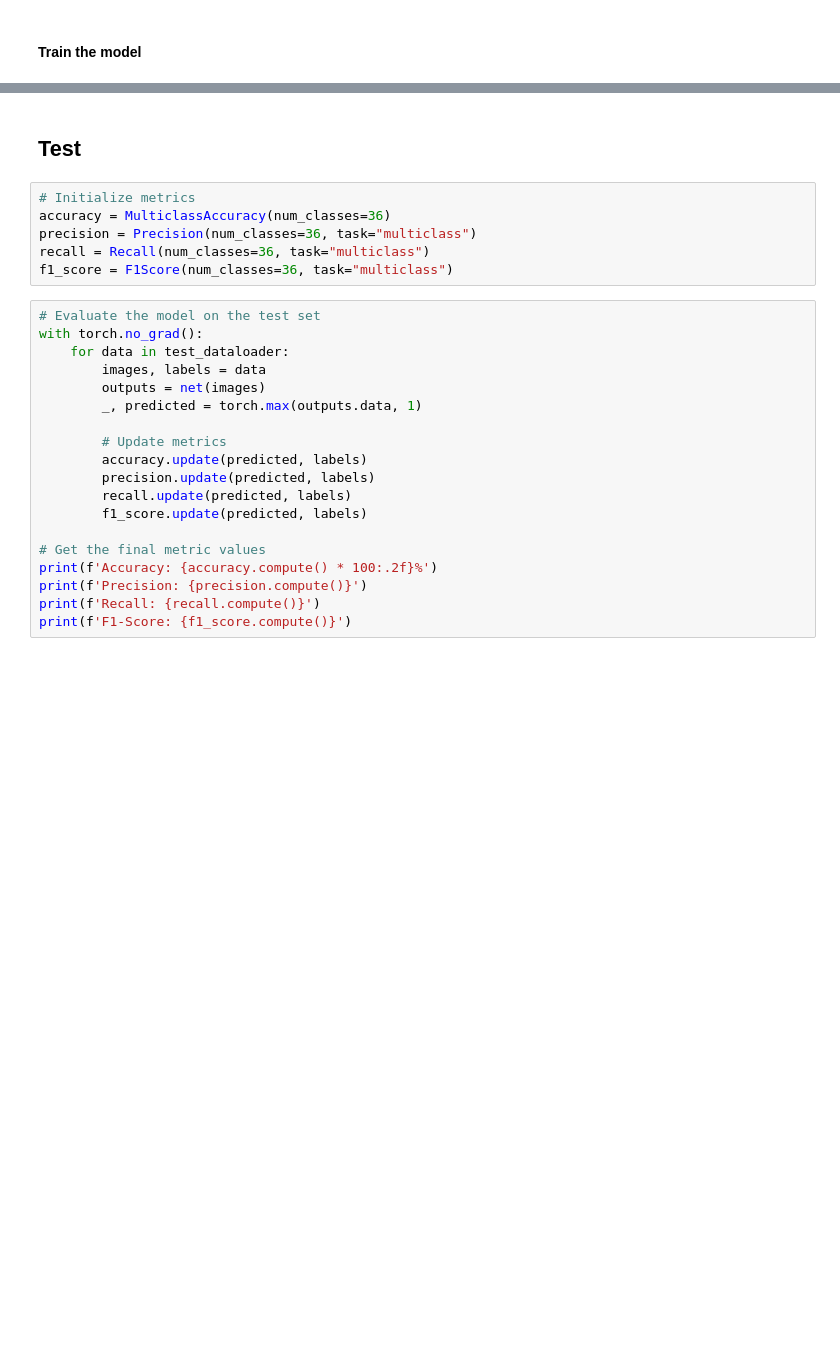
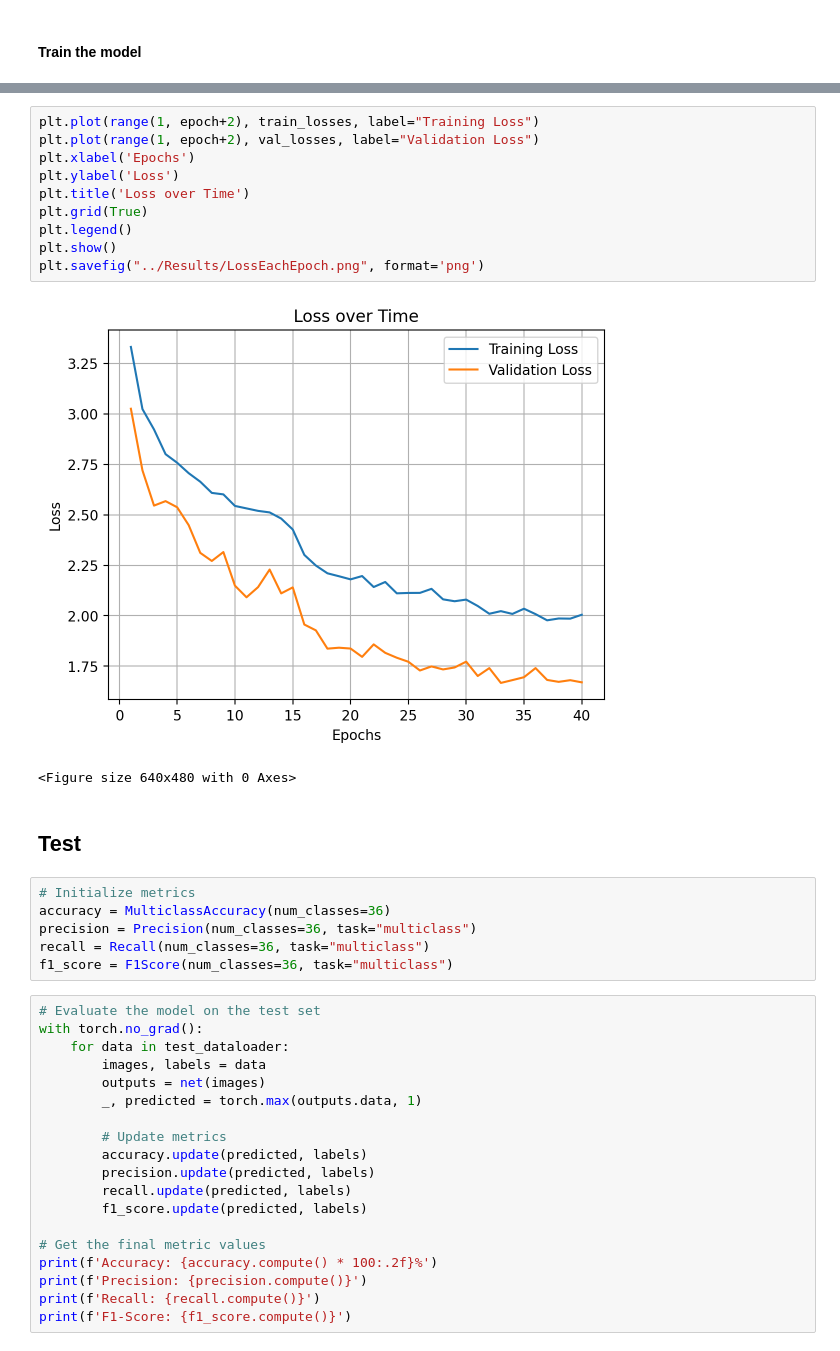
Before and after one commit to Adenrele/Fruit-and-Vegetable-Image-Recognition, a Jupyter notebook: ModelDevelopment/fruit_veg.ipynb, the cells around one changed output, grey strips where cells are left out. Drawn from its saved outputs; the diff is of its cells as text; blank space fills up the shorter version.

```diff
--- a/ModelDevelopment/fruit_veg.ipynb
+++ b/ModelDevelopment/fruit_veg.ipynb
@@ -143,4 +178,17 @@ plt.save("../Results/LossEachEpoch.jpg")
 print('Finished Training')
+# %%
+plt.plot(range(1, epoch+2), train_losses, label="Training Loss")
+plt.plot(range(1, epoch+2), val_losses, label="Validation Loss")
+plt.xlabel('Epochs')
+plt.ylabel('Loss')
+plt.title('Loss over Time')
+plt.grid(True)
+plt.legend()
+plt.show()
+plt.savefig("../Results/LossEachEpoch.png", format='png')
+# %% [output]
+[figure, added]
+<Figure size 640x480 with 0 Axes>
 # %% [markdown]
 ## Test
 # %%
```
Also changed, not shown: parts of 16 cells of this notebook, 11 other files.
